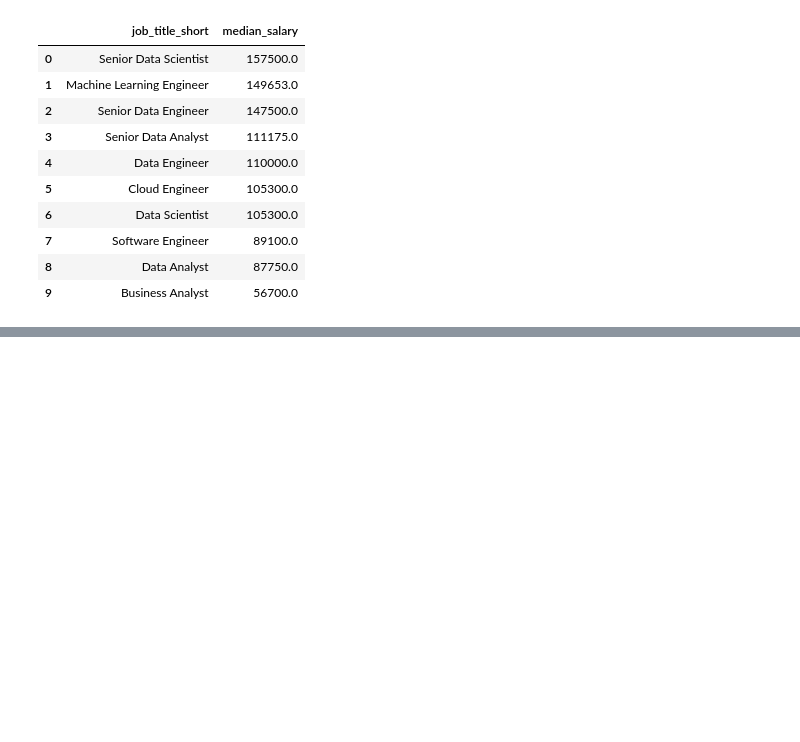
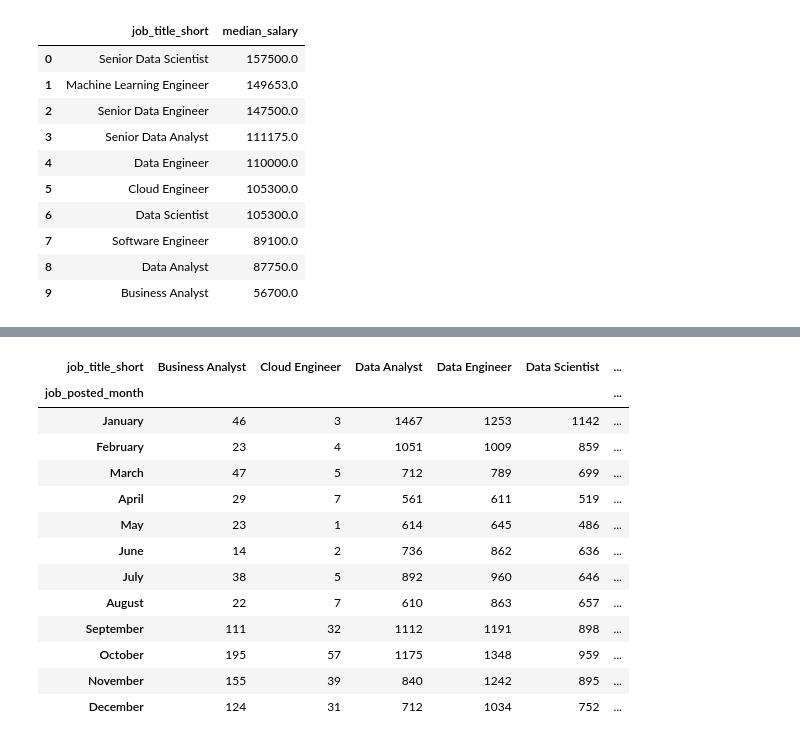
Before and after one commit to Mizan95/Project_Data_Analysis, a Jupyter notebook: 2_Intro-proper.ipynb, the cells around one changed output, grey strips where cells are left out. Saved outputs shown, nothing was run; the diff lists cells and outputs as text; code cells hidden in the pictures; blank space fills up the shorter version.

```diff
--- a/2_Intro-proper.ipynb
+++ b/2_Intro-proper.ipynb
@@ -115,0 +191,22 @@ df_median_salaries
+# %%
+# Now set column job_posted_month as a _renewed_ index
+df_UK_pivot.set_index("job_posted_month", inplace=True)
+# Drop column month_no as it is no longer required
+df_UK_pivot.drop(columns="month_no", inplace=True)
+
+df_UK_pivot
+# %% [output]
+| job_title_short | Business Analyst | Cloud Engineer | Data Analyst | Data Engineer | Data Scientist | ... |
+| job_posted_month |  |  |  |  |  | ... |
+| January | 46 | 3 | 1467 | 1253 | 1142 | ... |
+| February | 23 | 4 | 1051 | 1009 | 859 | ... |
+| March | 47 | 5 | 712 | 789 | 699 | ... |
+| April | 29 | 7 | 561 | 611 | 519 | ... |
+| May | 23 | 1 | 614 | 645 | 486 | ... |
+| June | 14 | 2 | 736 | 862 | 636 | ... |
+| July | 38 | 5 | 892 | 960 | 646 | ... |
+| August | 22 | 7 | 610 | 863 | 657 | ... |
+| September | 111 | 32 | 1112 | 1191 | 898 | ... |
+| October | 195 | 57 | 1175 | 1348 | 959 | ... |
+| November | 155 | 39 | 840 | 1242 | 895 | ... |
+| December | 124 | 31 | 712 | 1034 | 752 | ... |
```
Also changed, not shown: parts of 12 cells of this notebook.
